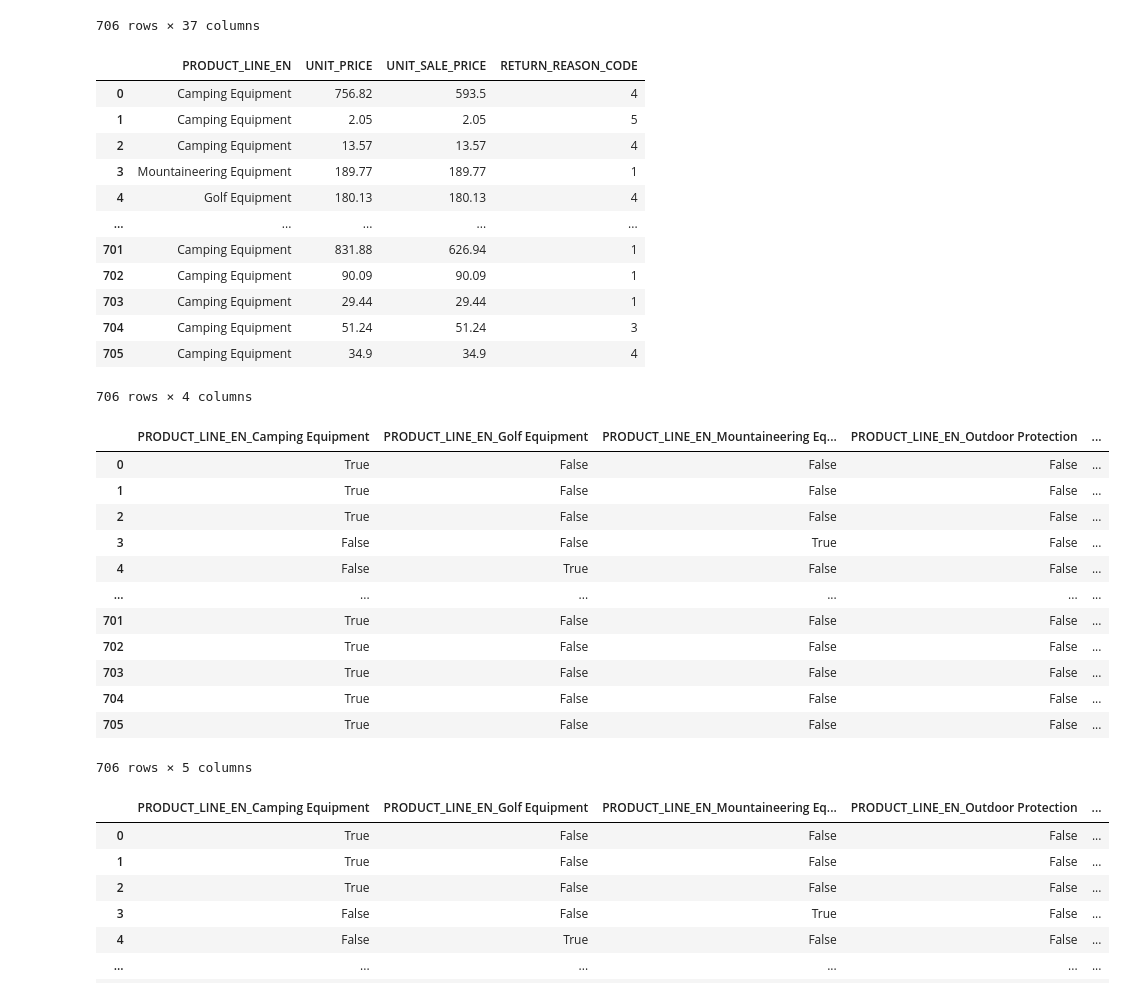
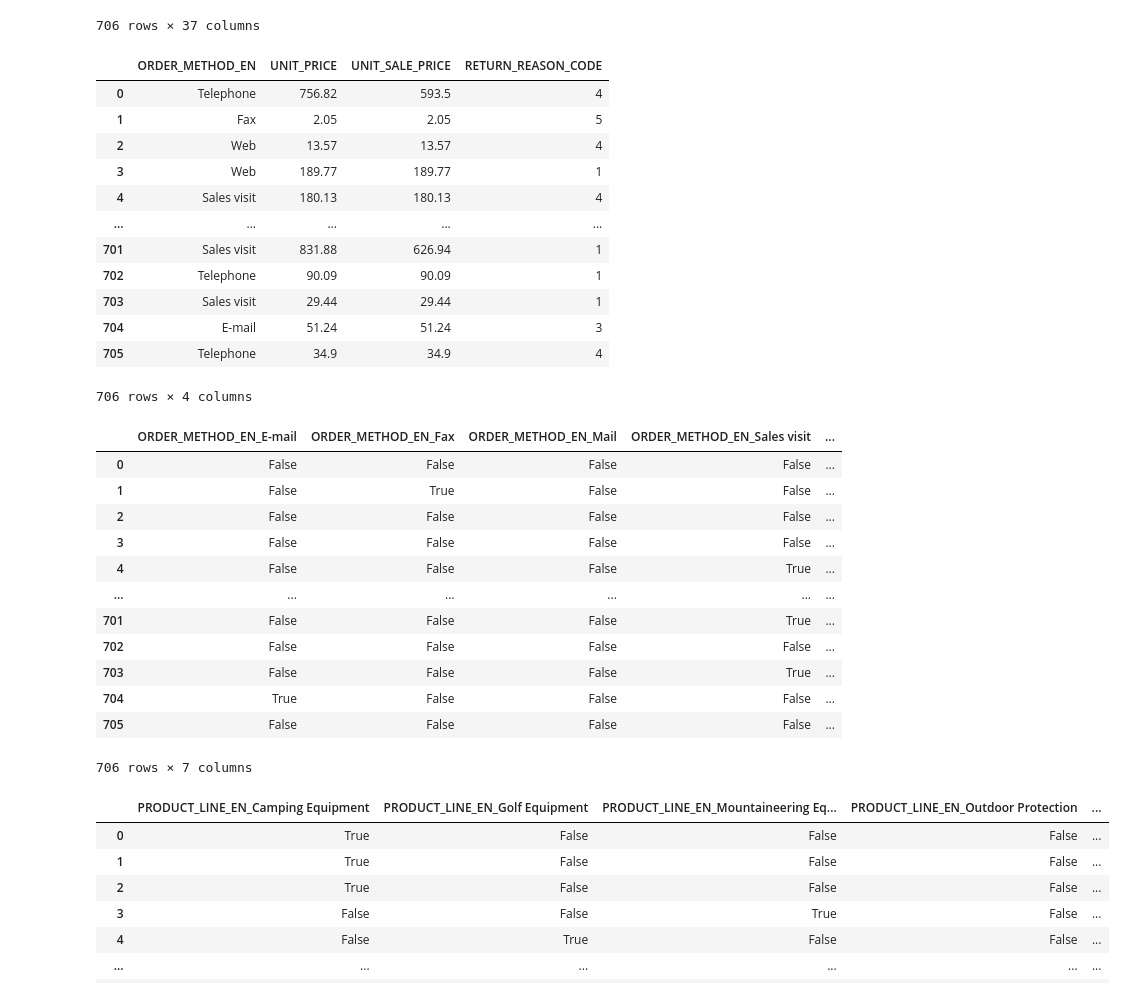
Before and after one commit to CroissantDevourer/dedsportfolio, a Jupyter notebook: Week 8/classificatiemodel.ipynb, the cells around one changed output. Cells and saved outputs as stored; diff of their text form; code cells hidden in the pictures.

```diff
--- a/Week 8/classificatiemodel.ipynb
+++ b/Week 8/classificatiemodel.ipynb
@@ -41,40 +41,40 @@ merged
 | 705 | 99817 | 9111 | 36 | 42 | 21.03 | 34.9 | 34.9 | ... |
 706 rows × 37 columns
 # %%
-df = merged.loc[:, ['PRODUCT_LINE_EN', 'UNIT_PRICE', 'UNIT_SALE_PRICE', 'RETURN_REASON_CODE']]
+df = merged.loc[:, ['ORDER_METHOD_EN', 'UNIT_PRICE', 'UNIT_SALE_PRICE', 'RETURN_REASON_CODE']]
 df
 
 #afhankelijke variabele: RETURN_REASON_CODE onafhankelijke variabelen: PRODUCT_NUMBER, QUANTITY, UNIT_PRICE, UNIT_SALE_PRICE,
 # %% [output]
-|  | PRODUCT_LINE_EN | UNIT_PRICE | UNIT_SALE_PRICE | RETURN_REASON_CODE |
-| 0 | Camping Equipment | 756.82 | 593.5 | 4 |
-| 1 | Camping Equipment | 2.05 | 2.05 | 5 |
-| 2 | Camping Equipment | 13.57 | 13.57 | 4 |
-| 3 | Mountaineering Equipment | 189.77 | 189.77 | 1 |
-| 4 | Golf Equipment | 180.13 | 180.13 | 4 |
+|  | ORDER_METHOD_EN | UNIT_PRICE | UNIT_SALE_PRICE | RETURN_REASON_CODE |
+| 0 | Telephone | 756.82 | 593.5 | 4 |
+| 1 | Fax | 2.05 | 2.05 | 5 |
+| 2 | Web | 13.57 | 13.57 | 4 |
+| 3 | Web | 189.77 | 189.77 | 1 |
+| 4 | Sales visit | 180.13 | 180.13 | 4 |
 | ... | ... | ... | ... | ... |
-| 701 | Camping Equipment | 831.88 | 626.94 | 1 |
-| 702 | Camping Equipment | 90.09 | 90.09 | 1 |
-| 703 | Camping Equipment | 29.44 | 29.44 | 1 |
-| 704 | Camping Equipment | 51.24 | 51.24 | 3 |
-| 705 | Camping Equipment | 34.9 | 34.9 | 4 |
+| 701 | Sales visit | 831.88 | 626.94 | 1 |
+| 702 | Telephone | 90.09 | 90.09 | 1 |
+| 703 | Sales visit | 29.44 | 29.44 | 1 |
+| 704 | E-mail | 51.24 | 51.24 | 3 |
+| 705 | Telephone | 34.9 | 34.9 | 4 |
 706 rows × 4 columns
 # %%
-dummies_df = pd.get_dummies(df.loc[:, ['PRODUCT_LINE_EN']])
+dummies_df = pd.get_dummies(df.loc[:, ['ORDER_METHOD_EN']])
 dummies_df
 # %% [output]
-|  | PRODUCT_LINE_EN_Camping Equipment | PRODUCT_LINE_EN_Golf Equipment | PRODUCT_LINE_EN_Mountaineering Eq... | PRODUCT_LINE_EN_Outdoor Protection | ... |
-| 0 | True | False | False | False | ... |
-| 1 | True | False | False | False | ... |
-| 2 | True | False | False | False | ... |
-| 3 | False | False | True | False | ... |
-| 4 | False | True | False | False | ... |
+|  | ORDER_METHOD_EN_E-mail | ORDER_METHOD_EN_Fax | ORDER_METHOD_EN_Mail | ORDER_METHOD_EN_Sales visit | ... |
+| 0 | False | False | False | False | ... |
+| 1 | False | True | False | False | ... |
+| 2 | False | False | False | False | ... |
+| 3 | False | False | False | False | ... |
+| 4 | False | False | False | True | ... |
 | ... | ... | ... | ... | ... | ... |
-| 701 | True | False | False | False | ... |
-| 702 | True | False | False | False | ... |
-| 703 | True | False | False | False | ... |
+| 701 | False | False | False | True | ... |
+| 702 | False | False | False | False | ... |
+| 703 | False | False | False | True | ... |
 | 704 | True | False | False | False | ... |
-| 705 | True | False | False | False | ... |
+| 705 | False | False | False | False | ... |
-706 rows × 5 columns
+706 rows × 7 columns
 # %%
 df = pd.concat([df, dummies_df], axis = 1)
```
Also changed, not shown: parts of 1 cell of this notebook.
